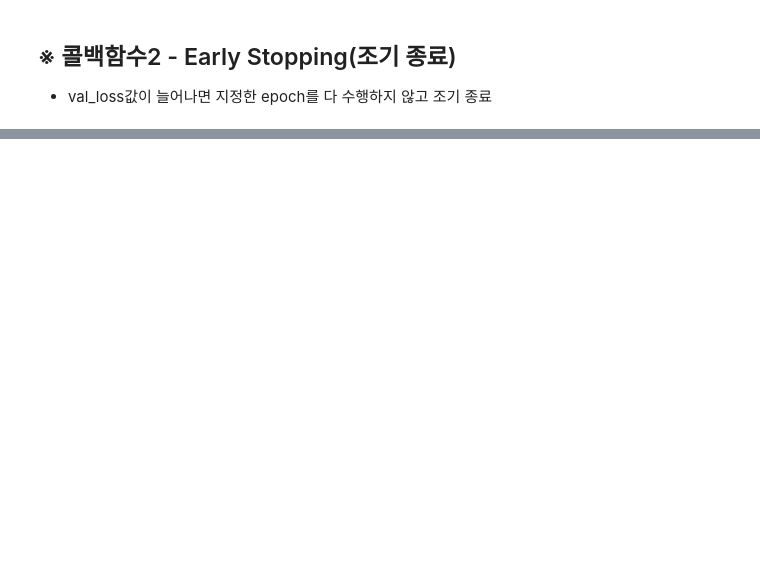
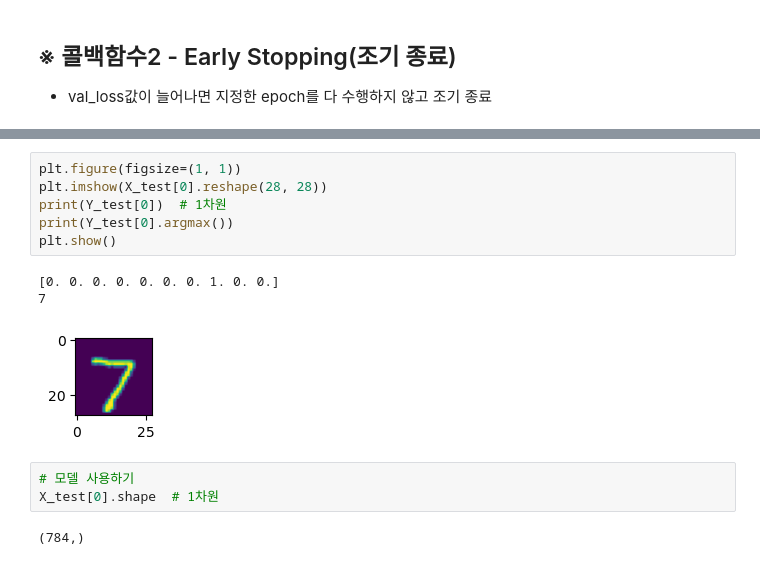
Before and after one commit to sehyeon24/ai, a Jupyter notebook: source/08_DeepLearning/08_DNN(딥러닝-딥뉴럴네트워크)_MNIST(손글씨데이터).ipynb, the cells around one changed output, grey strips where cells are left out. Cells and saved outputs as stored; diff of their text form; blank space fills up the shorter version.

```diff
--- a/source/08_DeepLearning/08_DNN(딥러닝-딥뉴럴네트워크)_MNIST(손글씨데이터).ipynb
+++ b/source/08_DeepLearning/08_DNN(딥러닝-딥뉴럴네트워크)_MNIST(손글씨데이터).ipynb
@@ -432,0 +600,15 @@ Epoch 90/1200
+# %%
+plt.figure(figsize=(1, 1))
+plt.imshow(X_test[0].reshape(28, 28))
+print(Y_test[0])  # 1차원
+print(Y_test[0].argmax())
+plt.show()
+# %% [output]
+[0. 0. 0. 0. 0. 0. 0. 1. 0. 0.]
+7
+[figure, added]
+# %%
+# 모델 사용하기
+X_test[0].shape  # 1차원
+# %% [output]
+(784,)
```
Also changed, not shown: parts of 33 cells of this notebook, 8 other files.
